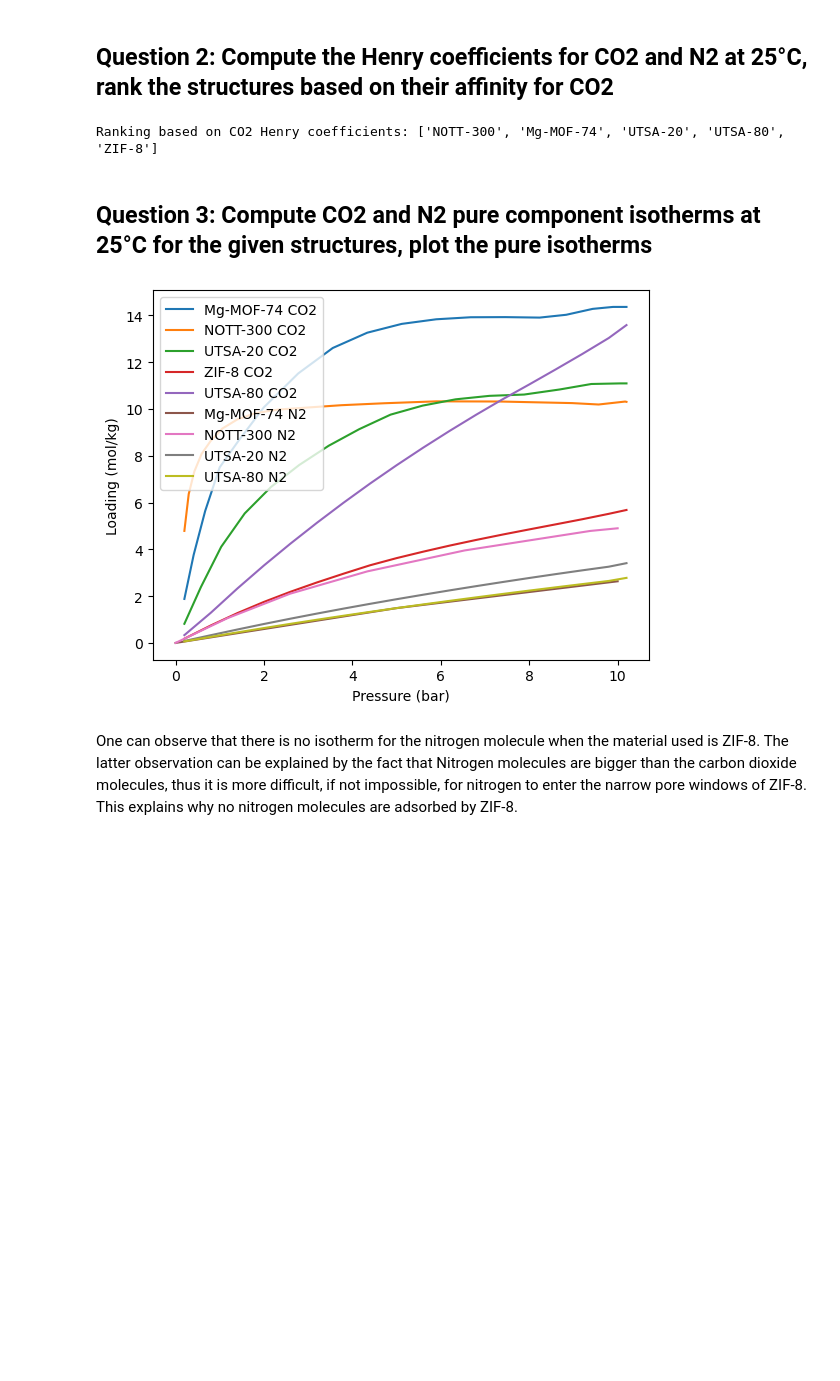
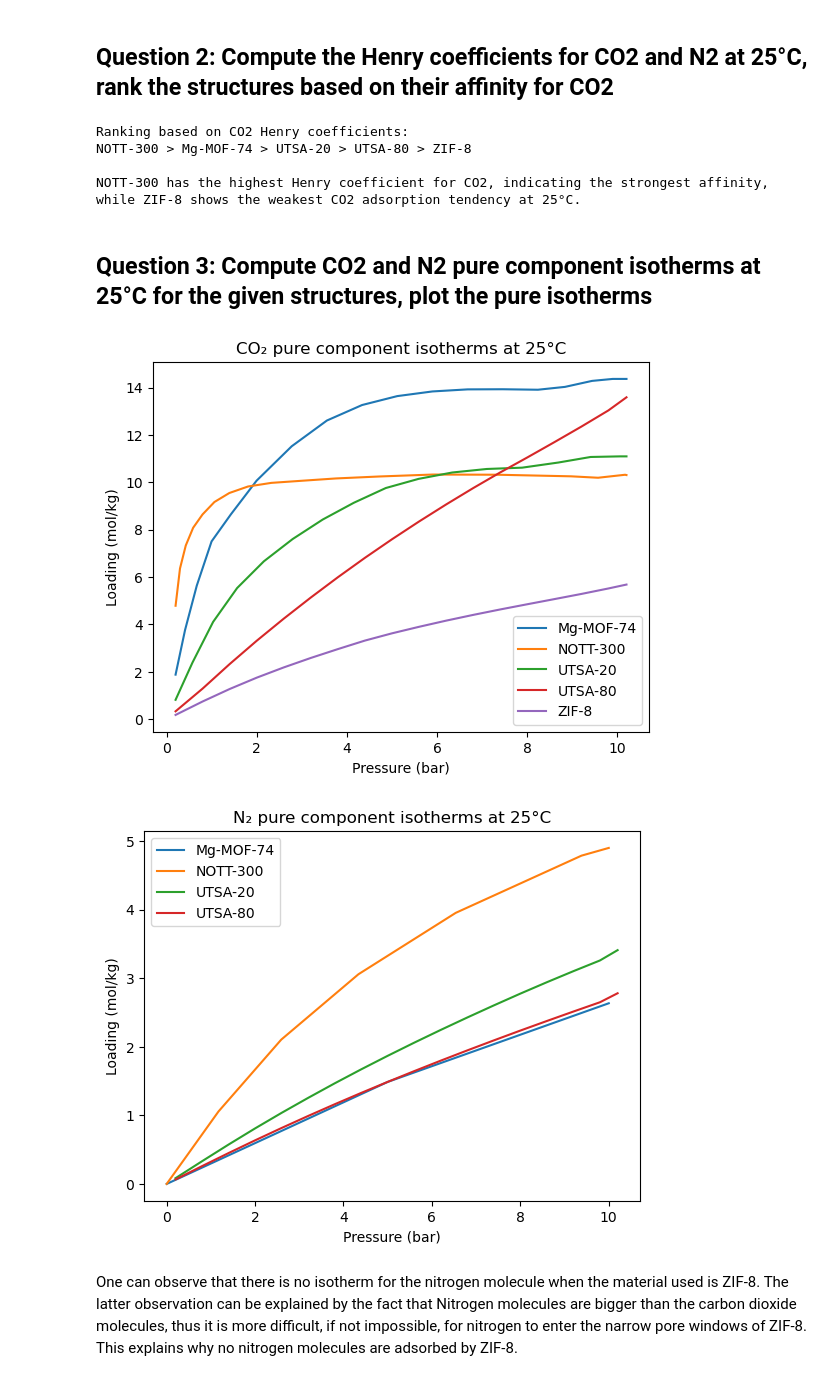
Before and after one commit to AloIsCoding/modeling-lab-project, a Jupyter notebook: Block 2/project/project_2.ipynb, the cells around one changed output. Drawn from its saved outputs; the diff is of its cells as text; code cells hidden in the pictures; blank space fills up the shorter version.

```diff
--- a/Block 2/project/project_2.ipynb
+++ b/Block 2/project/project_2.ipynb
@@ -90,11 +90,21 @@ selectivity_henry = {
     'ZIF-8':      None
 }
 
+henry_CO2_sorted = sorted(henry_CO2.items(), key=lambda x: x[1], reverse=True)
+ranking_str = " > ".join([x[0] for x in henry_CO2_sorted])
 
-henry_CO2_ranking = sorted(henry_CO2.items(), key=lambda x: x[1], reverse=True)
-print("Ranking based on CO2 Henry coefficients:", [x[0] for x in henry_CO2_ranking])
+print("Ranking based on CO2 Henry coefficients:")
+print(ranking_str)
+best = henry_CO2_sorted[0][0]
+worst = henry_CO2_sorted[-1][0]
+print(f"\n{best} has the highest Henry coefficient for CO2, indicating the strongest affinity,")
+print(f"while {worst} shows the weakest CO2 adsorption tendency at 25°C.")
 # %% [output]
-Ranking based on CO2 Henry coefficients: ['NOTT-300', 'Mg-MOF-74', 'UTSA-20', 'UTSA-80', 'ZIF-8']
+Ranking based on CO2 Henry coefficients:
+NOTT-300 > Mg-MOF-74 > UTSA-20 > UTSA-80 > ZIF-8
+
+NOTT-300 has the highest Henry coefficient for CO2, indicating the strongest affinity,
+while ZIF-8 shows the weakest CO2 adsorption tendency at 25°C.
 # %% [markdown]
 ## Question 3: Compute CO2 and N2 pure component isotherms at 25°C for the given structures, plot the pure isotherms
 # %%
@@ -132,38 +142,53 @@ df_mg_n2 = pd.DataFrame({
     'loading':  [0.000257510763413, 1.48815470176, 2.63476429432]
 })
 
 df_nott_n2 = pd.DataFrame({
     'pressure': [0.001, 1.17301740033, 2.59118045858, 4.33853140342, 6.53868466607, 9.38309444946, 10.0],
     'loading':  [0.000895316526601, 1.05724812486, 2.1042453782, 3.05828060678, 3.95332554059, 4.78752918818, 4.90024853544]
 })
 
 df_utsa20_n2 = pd.DataFrame({
     'pressure': [0.2, 0.8, 1.4, 2.0, 2.6, 3.2, 3.8, 4.4, 5.0, 5.6, 6.2, 6.8, 7.4, 8.0, 8.6, 9.2, 9.8, 10.2],
     'loading':  [0.0837032495792, 0.330980462265, 0.574160255198, 0.809842640495, 1.03665482175, 1.25506321894, 1.46683493432, 1.67109423847, 1.86870595622, 2.06027442856, 2.24631500151, 2.42727169201, 2.60353946241, 2.77549435653, 2.94171566539, 3.10286897659, 3.25880775778, 3.40951416063]
 })
 
 df_utsa80_n2 = pd.DataFrame({
     'pressure': [0.2, 0.8, 1.4, 2.0, 2.6, 3.2, 3.8, 4.4, 5.0, 5.6, 6.2, 6.8, 7.4, 8.0, 8.6, 9.2, 9.8, 10.2],
     'loading':  [0.0651577570402, 0.259619446545, 0.450153819187, 0.635666376971, 0.816011916432, 0.991298450249, 1.16170125829, 1.3273535891, 1.48844326603, 1.645253092, 1.79810844754, 1.9473202388, 2.09333442739, 2.236539986, 2.3763111058, 2.51409903358, 2.6494024344, 2.78088036623]
 })
 
 # ZIF N2 : pas d'isotherme exploitable dans le ZIP
 df_zif_n2 = pd.DataFrame({'pressure': [], 'loading': []})
 
 
-# Plot
+# Plot CO2 isotherms
 plt.figure()
-for name, df in [('Mg-MOF-74 CO2', df_mg_co2), ('NOTT-300 CO2', df_nott_co2), ('UTSA-20 CO2', df_utsa20_co2),
-                 ('ZIF-8 CO2', df_zif_co2), ('UTSA-80 CO2', df_utsa80_co2), ('Mg-MOF-74 N2', df_mg_n2),
-                 ('NOTT-300 N2', df_nott_n2), ('UTSA-20 N2', df_utsa20_n2), ('UTSA-80 N2', df_utsa80_n2)]:
+for name, df in [('Mg-MOF-74', df_mg_co2), ('NOTT-300', df_nott_co2),
+                 ('UTSA-20', df_utsa20_co2), ('UTSA-80', df_utsa80_co2),
+                 ('ZIF-8', df_zif_co2)]:
     if len(df) > 0:
         plt.plot(df['pressure'], df['loading'], label=name)
 plt.xlabel('Pressure (bar)')
 plt.ylabel('Loading (mol/kg)')
+plt.title('CO₂ pure component isotherms at 25°C')
 plt.legend()
 plt.show()
+
+# Plot N2 isotherms
+plt.figure()
+for name, df in [('Mg-MOF-74', df_mg_n2), ('NOTT-300', df_nott_n2),
+                 ('UTSA-20', df_utsa20_n2), ('UTSA-80', df_utsa80_n2),
+                 ('ZIF-8', df_zif_n2)]:
+    if len(df) > 0:
+        plt.plot(df['pressure'], df['loading'], label=name)
+plt.xlabel('Pressure (bar)')
+plt.ylabel('Loading (mol/kg)')
+plt.title('N₂ pure component isotherms at 25°C')
+plt.legend()
+plt.show()
 # %% [output]
-[figure, old version]
+[figure, new version]
+[figure, added]
 # %% [markdown]
 One can observe that there is no isotherm for the nitrogen molecule when the material used is ZIF-8.
 The latter observation can be explained by the fact that Nitrogen molecules are bigger than the carbon dioxide molecules, thus it is more difficult, if not impossible, for nitrogen to enter the narrow pore windows of ZIF-8. This explains why no nitrogen molecules are adsorbed by ZIF-8.
```
